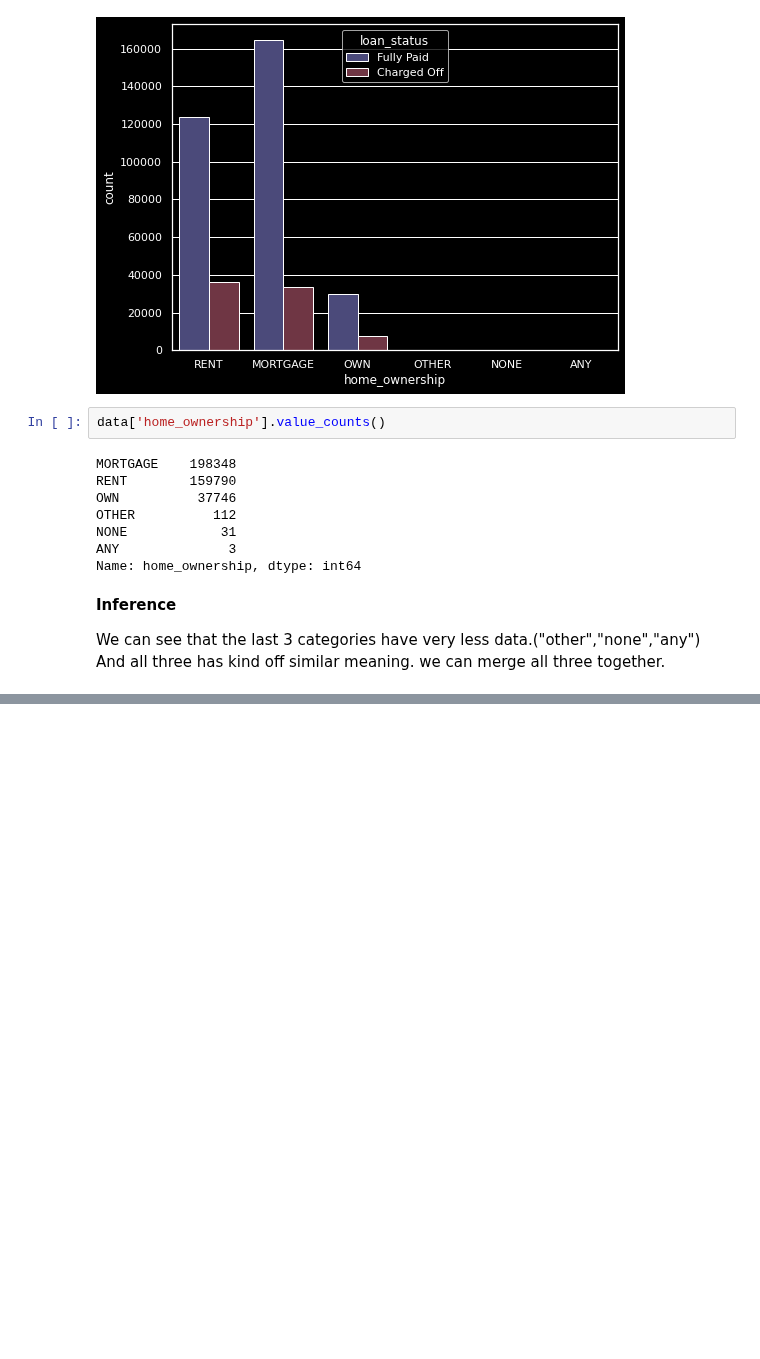
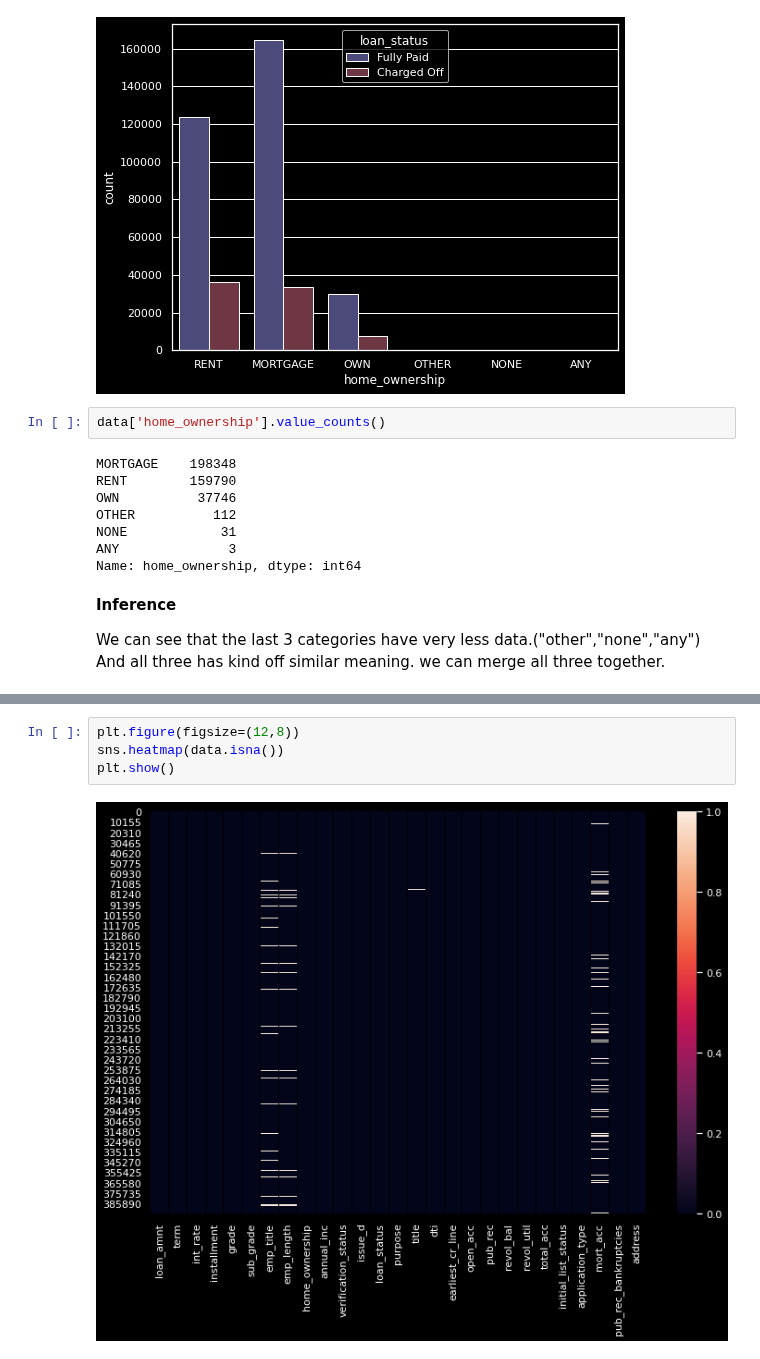
Before and after one commit to Inamul-Hassan/Lending-Club-Loan-Analysis, a Jupyter notebook: Lending_Club_Loan_Analysis.ipynb, the cells around one changed output, grey strips where cells are left out. Cells and saved outputs as stored; diff of their text form; blank space fills up the shorter version.

```diff
--- a/Lending_Club_Loan_Analysis.ipynb
+++ b/Lending_Club_Loan_Analysis.ipynb
@@ -397,0 +517,6 @@ we can merge all three together.
+# %%
+plt.figure(figsize=(12,8))
+sns.heatmap(data.isna())
+plt.show()
+# %% [output]
+[figure, added]
```
Also changed, not shown: parts of 24 cells of this notebook.
